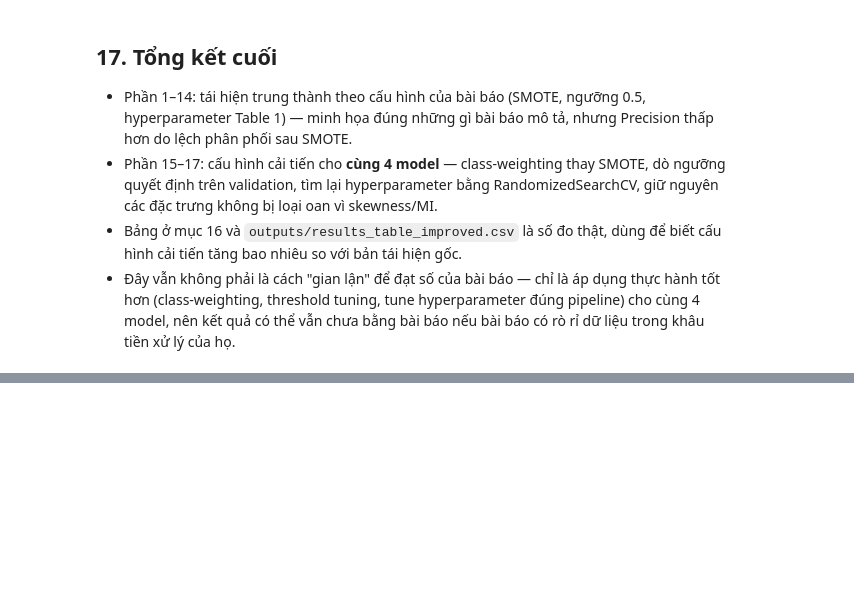
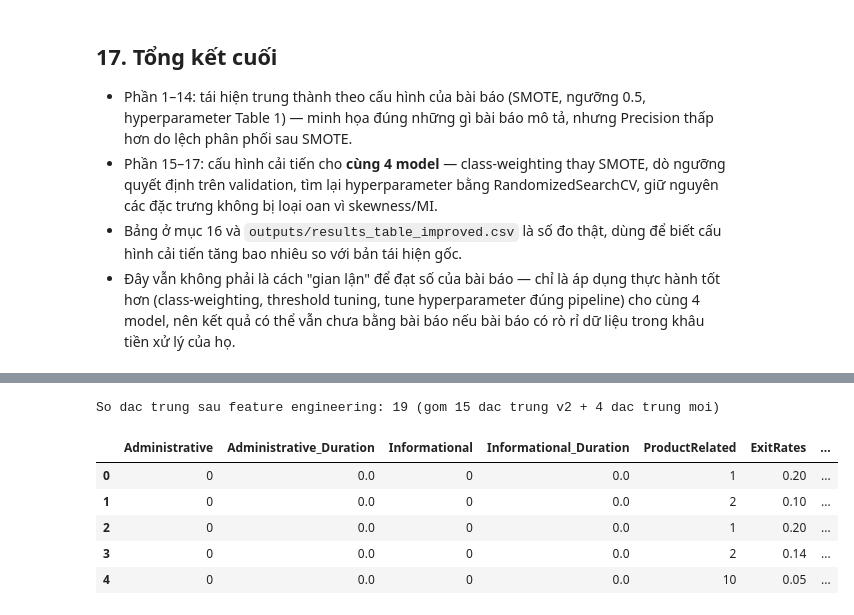
Before and after one commit to VuNgoHust123/PAPER_THANH, a Jupyter notebook: Purchase_Prediction_ConsumerBehavior.ipynb, the cells around one changed output, grey strips where cells are left out. Saved outputs shown, nothing was run; the diff lists cells and outputs as text; code cells hidden in the pictures; blank space fills up the shorter version.

```diff
--- a/Purchase_Prediction_ConsumerBehavior.ipynb
+++ b/Purchase_Prediction_ConsumerBehavior.ipynb
@@ -930,0 +941,19 @@ plt.show()
+# %%
+#Feature engineering: interaction and ratio features built from raw columns, added on top of selected_features_v2
+engineered = pd.DataFrame(index=X_full.index)
+engineered["PageValues_per_ProductRelated"] = X_full["PageValues"] / (X_full["ProductRelated"] + 1)
+engineered["ExitRate_BounceRate_interaction"] = X_full["ExitRates"] * X_full["BounceRates"]
+engineered["Admin_Info_duration_ratio"] = (X_full["Administrative_Duration"] + 1) / (X_full["Informational_Duration"] + 1)
+engineered["IsHolidaySeason"] = df_raw["Month"].isin(["Nov", "Dec"]).astype(int)
+
+X_v3 = pd.concat([X_v2, engineered], axis=1)
+print(f"So dac trung sau feature engineering: {X_v3.shape[1]} (gom {len(selected_features_v2)} dac trung v2 + {engineered.shape[1]} dac trung moi)")
+X_v3.head()
+# %% [output]
+So dac trung sau feature engineering: 19 (gom 15 dac trung v2 + 4 dac trung moi)
+|  | Administrative | Administrative_Duration | Informational | Informational_Duration | ProductRelated | ExitRates | ... |
+| 0 | 0 | 0.0 | 0 | 0.0 | 1 | 0.20 | ... |
+| 1 | 0 | 0.0 | 0 | 0.0 | 2 | 0.10 | ... |
+| 2 | 0 | 0.0 | 0 | 0.0 | 1 | 0.20 | ... |
+| 3 | 0 | 0.0 | 0 | 0.0 | 2 | 0.14 | ... |
+| 4 | 0 | 0.0 | 0 | 0.0 | 10 | 0.05 | ... |
```
Also changed, not shown: parts of 10 cells of this notebook, 5 other files.
